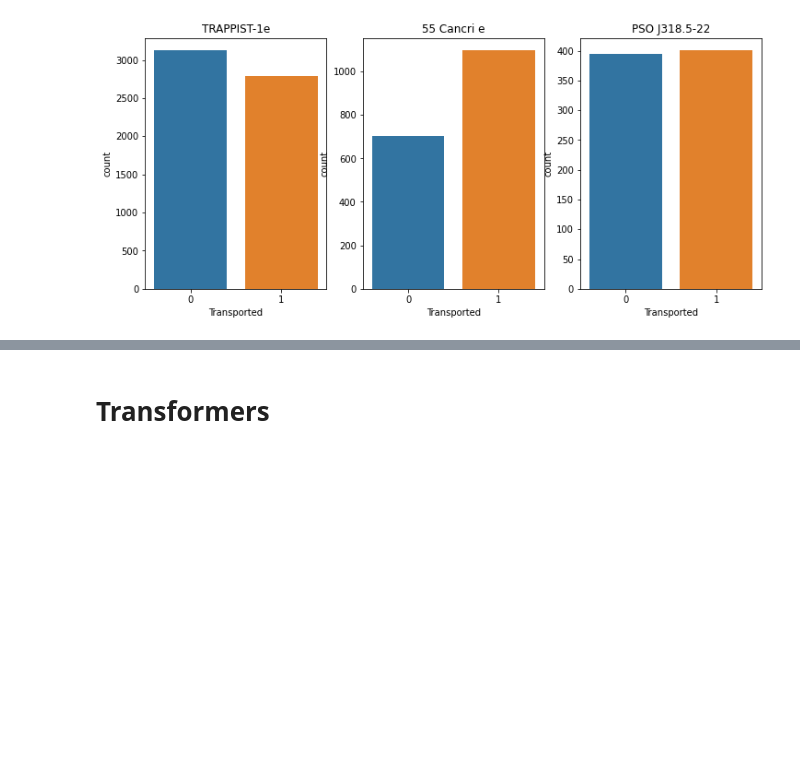
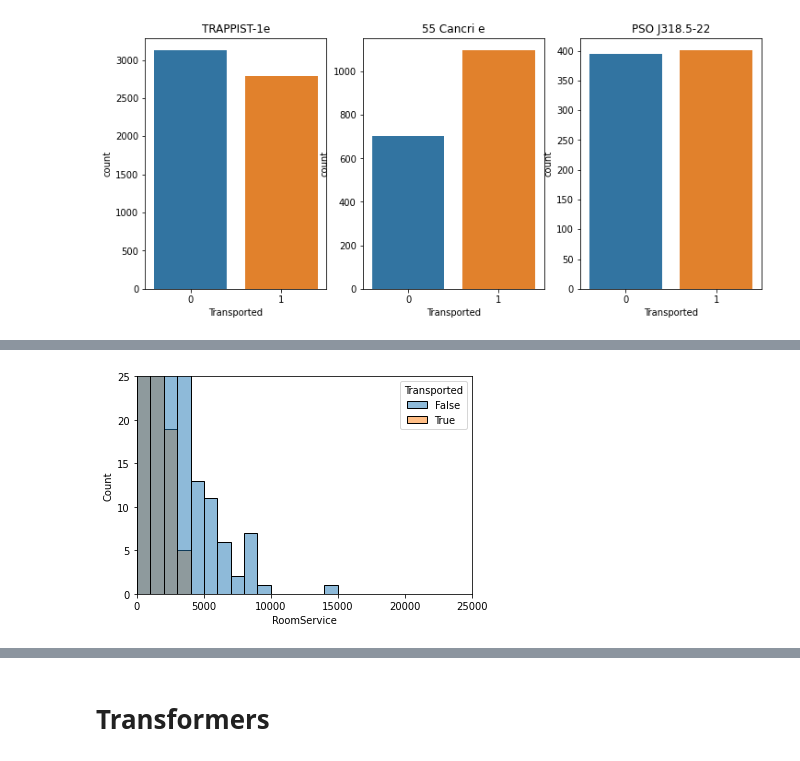
Before and after one commit to yassarmohammed87/SpaceShipTitanic-Kaggle, a Jupyter notebook: Spaceship_Titanic.ipynb, the cells around one changed output, grey strips where cells are left out. Saved outputs shown, nothing was run; the diff lists cells and outputs as text; code cells hidden in the pictures; blank space fills up the shorter version.

```diff
--- a/Spaceship_Titanic.ipynb
+++ b/Spaceship_Titanic.ipynb
@@ -146,0 +218,5 @@ category_comp_plot('Destination')
+# %%
+
+numeric_comp_plot('RoomService',binwidth=1000,xlim=[0,25000],ylim=[0,25])
+# %% [output]
+[figure, added]
```
Also changed, not shown: parts of 42 cells of this notebook.
